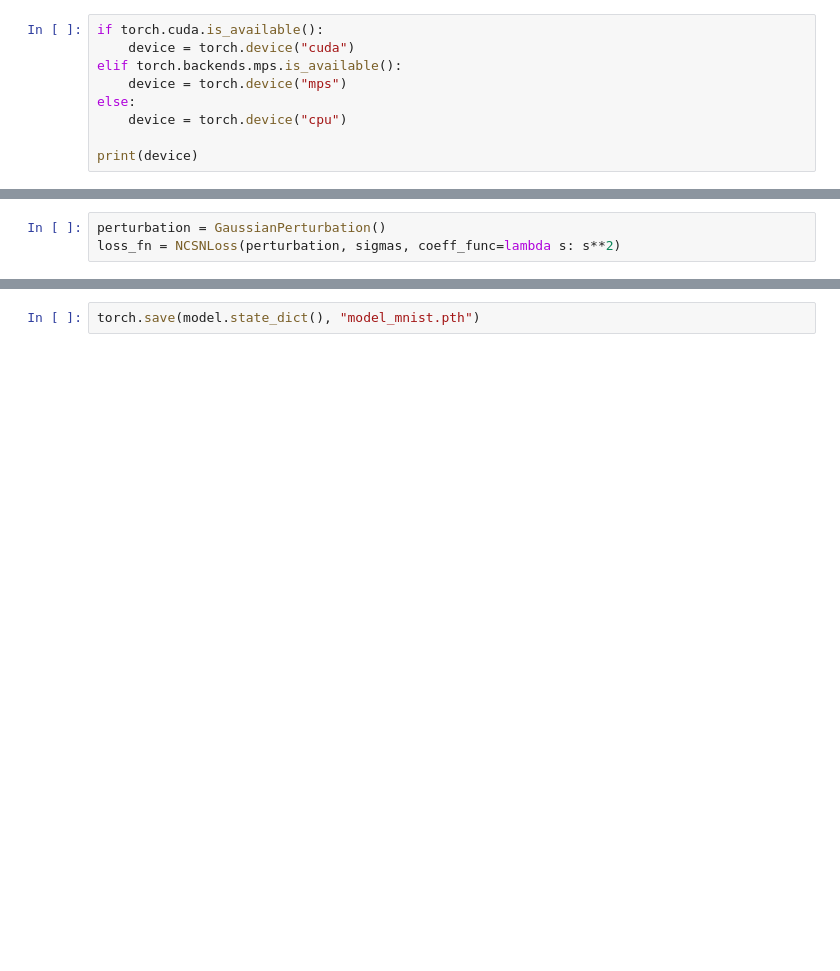
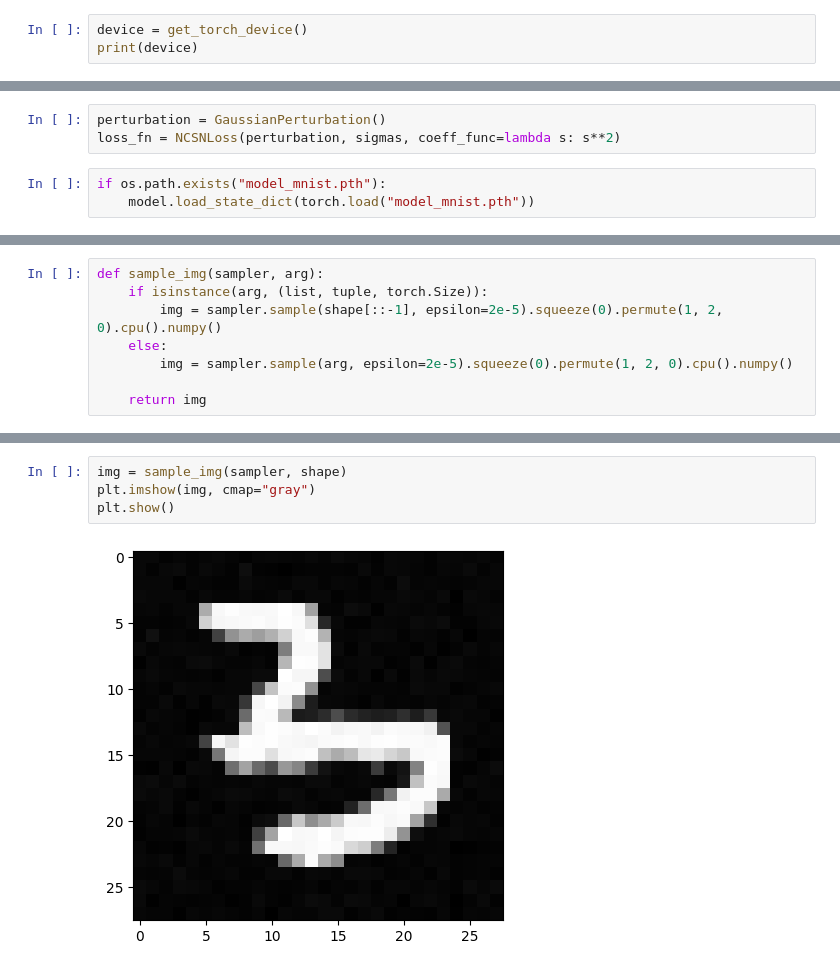
Before and after one commit to YasBroek/PGM-Denoising_Score_Matching, a Jupyter notebook: langevin.ipynb, the cells around one changed output, grey strips where cells are left out. Drawn from its saved outputs; the diff is of its cells as text; blank space fills up the shorter version.

Commit message:
Cleaned arguments for sampler

```diff
--- a/langevin.ipynb
+++ b/langevin.ipynb
@@ -24,11 +26,5 @@ from samplers import AnnealedLangevinDynamics
 # %%
-if torch.cuda.is_available():
-    device = torch.device("cuda")
-elif torch.backends.mps.is_available():
-    device = torch.device("mps")
-else:
-    device = torch.device("cpu")
-
+device = get_torch_device()
 print(device)
 # %% [output]
 mps
@@ -252,3 +234,6 @@ Estimated Total Size (MB): 49.79
 # %%
 perturbation = GaussianPerturbation()
 loss_fn = NCSNLoss(perturbation, sigmas, coeff_func=lambda s: s**2)
+# %%
+if os.path.exists("model_mnist.pth"):
+    model.load_state_dict(torch.load("model_mnist.pth"))
@@ -255 +243,9 @@ loss_fn = NCSNLoss(perturbation, sigmas, coeff_func=lambda s: s**2)
+# %%
+def sample_img(sampler, arg):
+    if isinstance(arg, (list, tuple, torch.Size)):
+        img = sampler.sample(shape[::-1], epsilon=2e-5).squeeze(0).permute(1, 2, 0).cpu().numpy()
+    else:
+        img = sampler.sample(arg, epsilon=2e-5).squeeze(0).permute(1, 2, 0).cpu().numpy()
+
+    return img
 # %%
@@ -279,2 +259,6 @@ Epoch 2 (Loss: 31.3307)
 # %%
-torch.save(model.state_dict(), "model_mnist.pth")
+img = sample_img(sampler, shape)
+plt.imshow(img, cmap="gray")
+plt.show()
+# %% [output]
+[figure, added]
```
Also changed, not shown: parts of 6 cells of this notebook, 3 other files.
